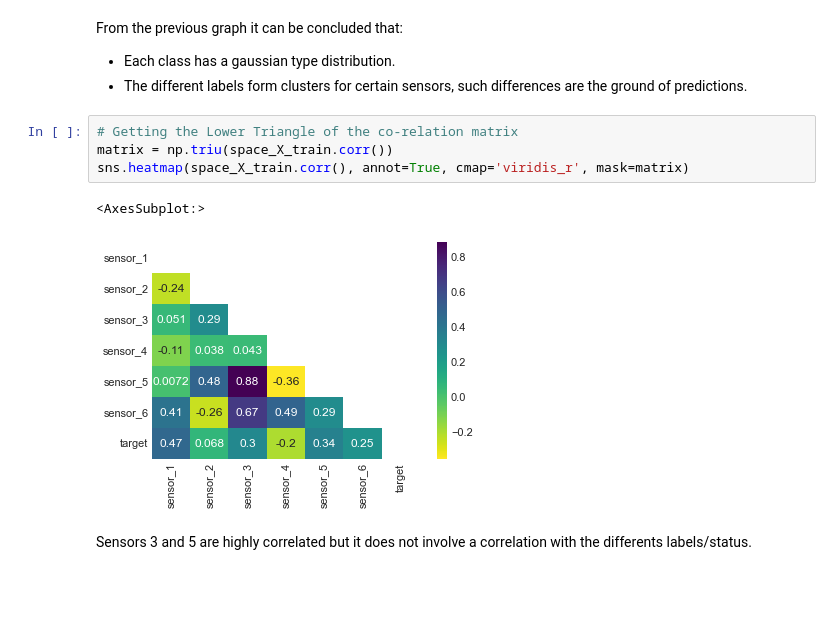
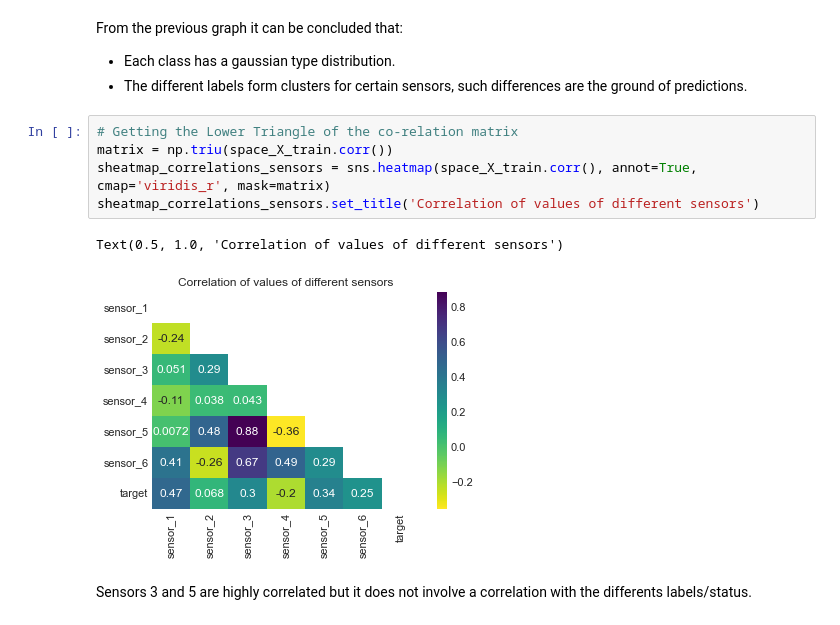
Before and after one commit to MarkusHumetus/Hackathon_Talent_Squad, a Jupyter notebook: main.ipynb, the cells around one changed output. Saved outputs shown, nothing was run; the diff lists cells and outputs as text; blank space fills up the shorter version.

Commit message:
adding title to graphs

```diff
--- a/main.ipynb
+++ b/main.ipynb
@@ -119,10 +120,11 @@ From the previous graph it can be concluded that:
 # %%
 # Getting the Lower Triangle of the co-relation matrix
 matrix = np.triu(space_X_train.corr())
-sns.heatmap(space_X_train.corr(), annot=True, cmap='viridis_r', mask=matrix)
+sheatmap_correlations_sensors = sns.heatmap(space_X_train.corr(), annot=True, cmap='viridis_r', mask=matrix)
+sheatmap_correlations_sensors.set_title('Correlation of values of different sensors')
 # %% [output]
-<AxesSubplot:>
+Text(0.5, 1.0, 'Correlation of values of different sensors')
-[figure, old version]
+[figure, new version]
 # %% [markdown]
 Sensors 3 and 5 are highly correlated but it does not involve a correlation with the differents labels/status.
 # %% [markdown]
```
Also changed, not shown: parts of 1 cell of this notebook.
